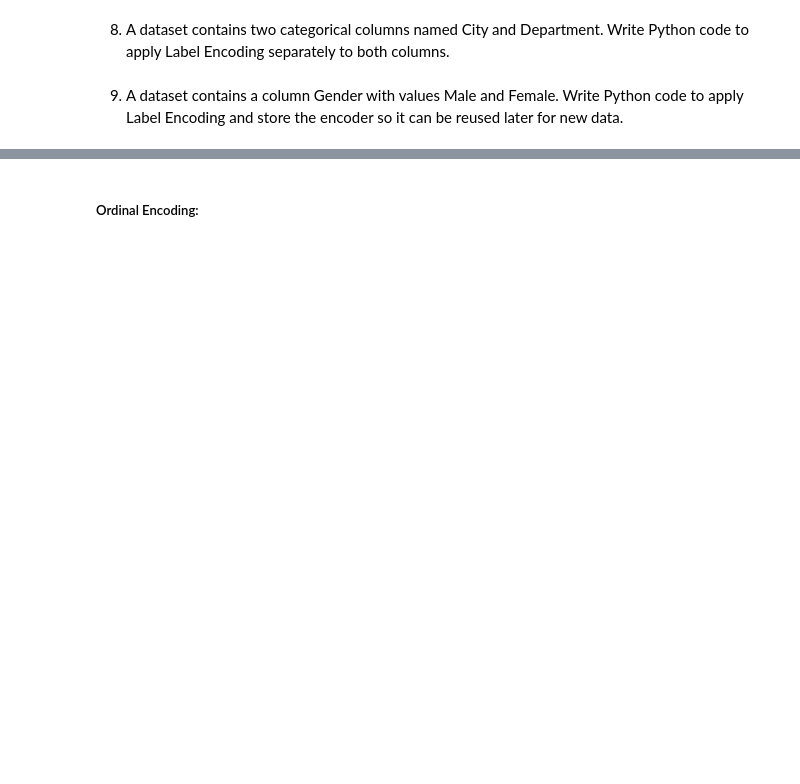
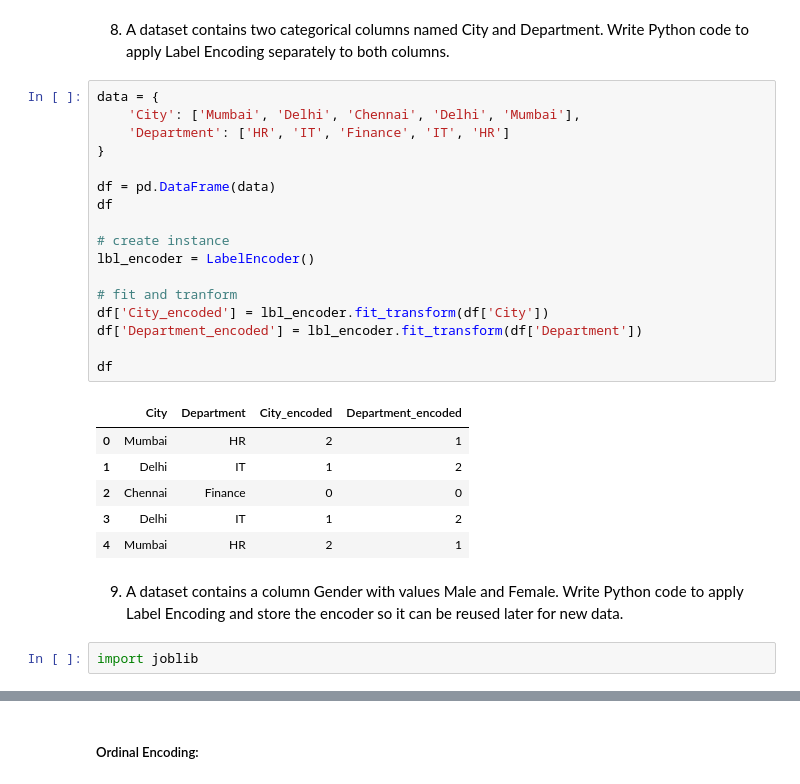
Before and after one commit to harshcodeing1234/Data-science, a Jupyter notebook: Feture Engineering/practice.ipynb, the cells around one changed output, grey strips where cells are left out. Cells and saved outputs as stored; diff of their text form; blank space fills up the shorter version.

```diff
--- a/Feture Engineering/practice.ipynb
+++ b/Feture Engineering/practice.ipynb
@@ -499,7 +536,33 @@ Write Python code to apply Label Encoding only to the Result column.
 # %% [markdown]
 8. A dataset contains two categorical columns named City and Department. Write Python
 code to apply Label Encoding separately to both columns.
+# %%
+data = {
+    'City': ['Mumbai', 'Delhi', 'Chennai', 'Delhi', 'Mumbai'],
+    'Department': ['HR', 'IT', 'Finance', 'IT', 'HR']
+}
+
+df = pd.DataFrame(data)
+df
+
+# create instance
+lbl_encoder = LabelEncoder()
+
+# fit and tranform
+df['City_encoded'] = lbl_encoder.fit_transform(df['City'])
+df['Department_encoded'] = lbl_encoder.fit_transform(df['Department'])
+
+df
+# %% [output]
+|  | City | Department | City_encoded | Department_encoded |
+| 0 | Mumbai | HR | 2 | 1 |
+| 1 | Delhi | IT | 1 | 2 |
+| 2 | Chennai | Finance | 0 | 0 |
+| 3 | Delhi | IT | 1 | 2 |
+| 4 | Mumbai | HR | 2 | 1 |
 # %% [markdown]
 9. A dataset contains a column Gender with values Male and Female. Write Python code to
 apply Label Encoding and store the encoder so it can be reused later for new data.
+# %%
+import joblib
 # %%
```
Also changed, not shown: parts of 18 cells of this notebook, 5 other files.
